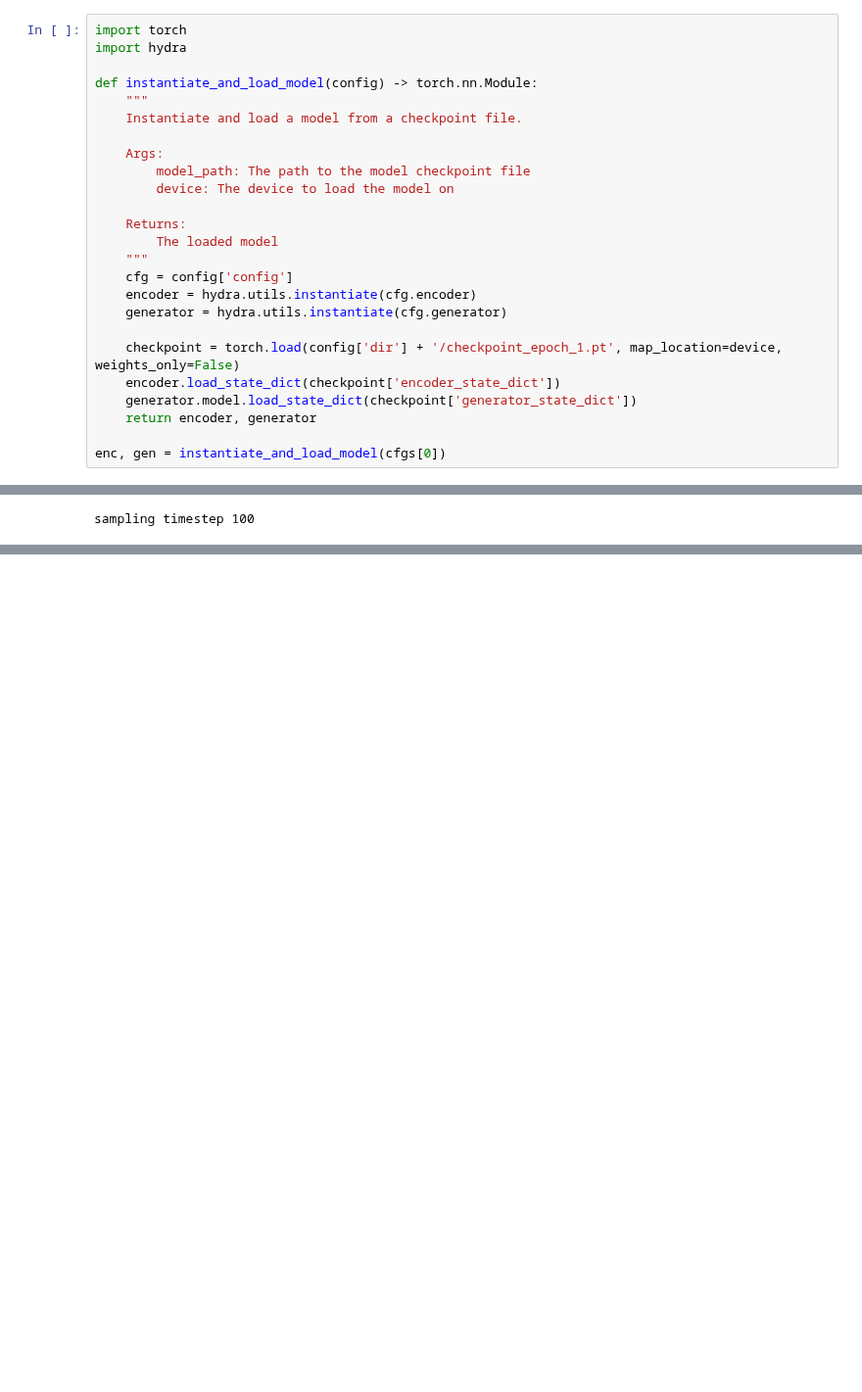
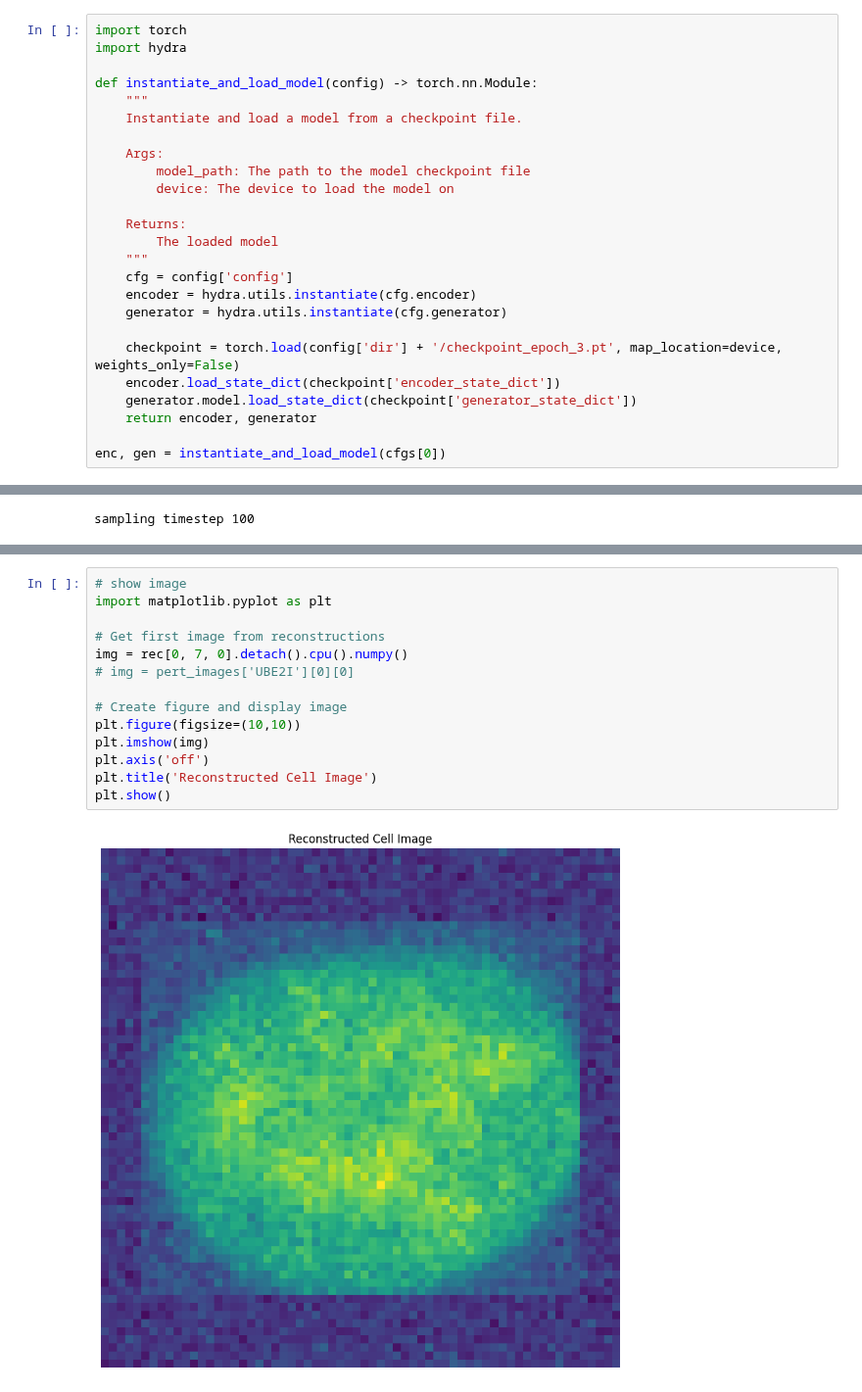
Before and after one commit to njwfish/DistributionEmbeddings, a Jupyter notebook: notebooks/ops_playground.ipynb, the cells around one changed output, grey strips where cells are left out. Shown at 98% size. Cells and saved outputs as stored; diff of their text form; blank space fills up the shorter version.

```diff
--- a/notebooks/ops_playground.ipynb
+++ b/notebooks/ops_playground.ipynb
@@ -90,7 +91,7 @@ def instantiate_and_load_model(config) -> torch.nn.Module:
     encoder = hydra.utils.instantiate(cfg.encoder)
     generator = hydra.utils.instantiate(cfg.generator)
 
-    checkpoint = torch.load(config['dir'] + '/checkpoint_epoch_1.pt', map_location=device, weights_only=False)
+    checkpoint = torch.load(config['dir'] + '/checkpoint_epoch_3.pt', map_location=device, weights_only=False)
     encoder.load_state_dict(checkpoint['encoder_state_dict'])
     generator.model.load_state_dict(checkpoint['generator_state_dict'])
     return encoder, generator
@@ -321,3 +269,19 @@ tensor([[-3.2905e-02,  3.1229e-02, -4.7846e-04, -3.2667e-02,  3.2296e-03,
+# %%
+# show image
+import matplotlib.pyplot as plt
+
+# Get first image from reconstructions
+img = rec[0, 7, 0].detach().cpu().numpy()
+# img = pert_images['UBE2I'][0][0]
+
+# Create figure and display image
+plt.figure(figsize=(10,10))
+plt.imshow(img)
+plt.axis('off')
+plt.title('Reconstructed Cell Image')
+plt.show()
+# %% [output]
+[figure, added]
 # %%
 rec
 # %% [output]
```
Also changed, not shown: parts of 17 cells of this notebook, 6 other files.
